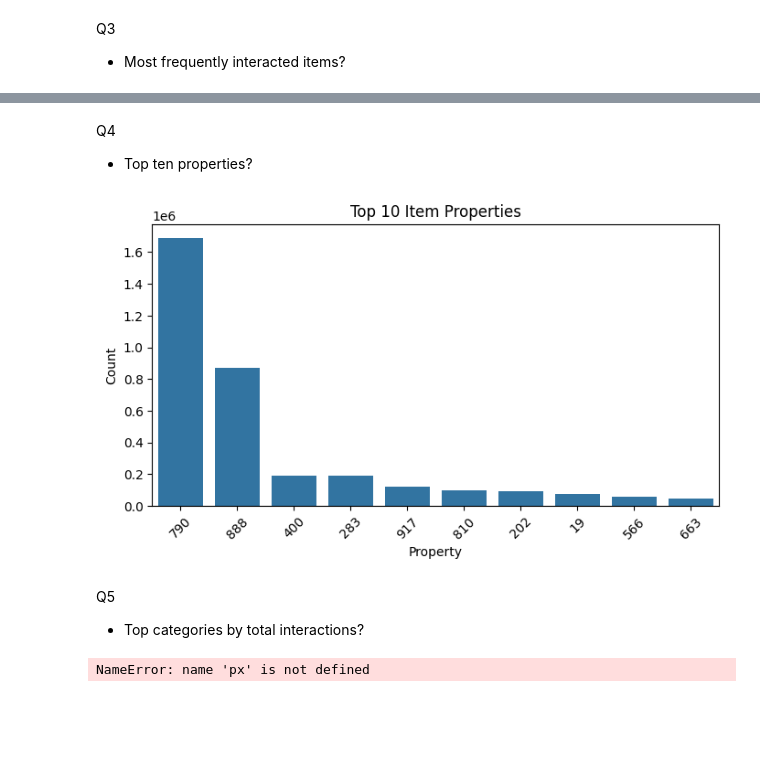
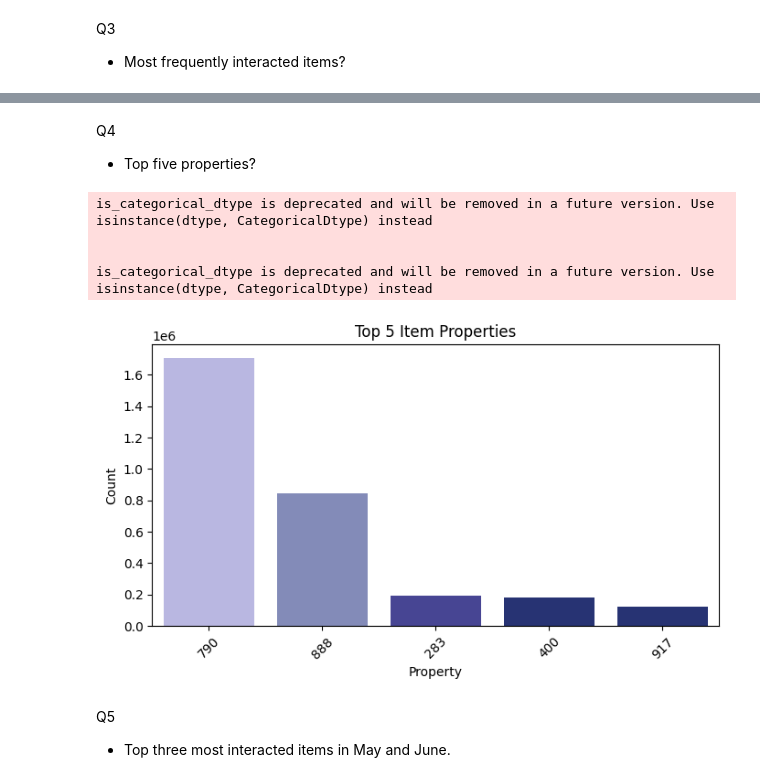
Before and after one commit to llawlaw23/Recommendation-System, a Jupyter notebook: analysis.ipynb, the cells around one changed output, grey strips where cells are left out. Saved outputs shown, nothing was run; the diff lists cells and outputs as text; code cells hidden in the pictures; blank space fills up the shorter version.

```diff
--- a/analysis.ipynb
+++ b/analysis.ipynb
@@ -547,3 +752,5 @@ fig.show()
 # %% [markdown]
 Q4
-- Top ten properties?
+- Top five properties?
+# %%
+top_props = df_items["property"].value_counts().head(5)
@@ -550,15 +759,25 @@ Q4
 # %%
-top_props = props_cleaned["property"].value_counts().head(10)
+custom_colors = ["#B2B0E8", "#7A85C1", "#3B38A0", "#1A2A80", "#1A2A80"]
+
 
 plt.figure(figsize = (8, 4))
-sns.barplot(x = top_props.index, y = top_props.values, order = top_props.index)
 plt.xticks(rotation = 45)
-plt.title("Top 10 Item Properties")
+sns.barplot(
+    x = top_props.index,
+    y = top_props.values,
+    order = top_props.index,
+    palette = custom_colors
+)
+plt.title("Top 5 Item Properties")
 plt.xlabel("Property")
 plt.ylabel("Count")
 plt.show()
 # %% [output]
+is_categorical_dtype is deprecated and will be removed in a future version. Use isinstance(dtype, CategoricalDtype) instead
+
+
+is_categorical_dtype is deprecated and will be removed in a future version. Use isinstance(dtype, CategoricalDtype) instead
-[figure, old version]
+[figure, new version]
 # %% [markdown]
 Q5
-- Top categories by total interactions?
+- Top three most interacted items in May and June.
@@ -571,14 +783,0 @@ category_counts["categoryid"] = pd.Categorical(category_counts["categoryid"], ca
-# %%
-fig = px.bar(category_counts,
-             x = "categoryid",
-             y = "total_interactions",
-             title = "Top 5 Categories by Total Interactions",
-             labels = {"categoryid": "Category ID", "total_interactions": "Total Interactions"},
-             color = "total_interactions")
-
-fig.update_layout(legend_title_text = "Month",
-                  xaxis_title = "Month",
-)
-fig.show()
-# %% [output]
-NameError: name 'px' is not defined
```
Also changed, not shown: parts of 77 cells of this notebook, 10 other files.
